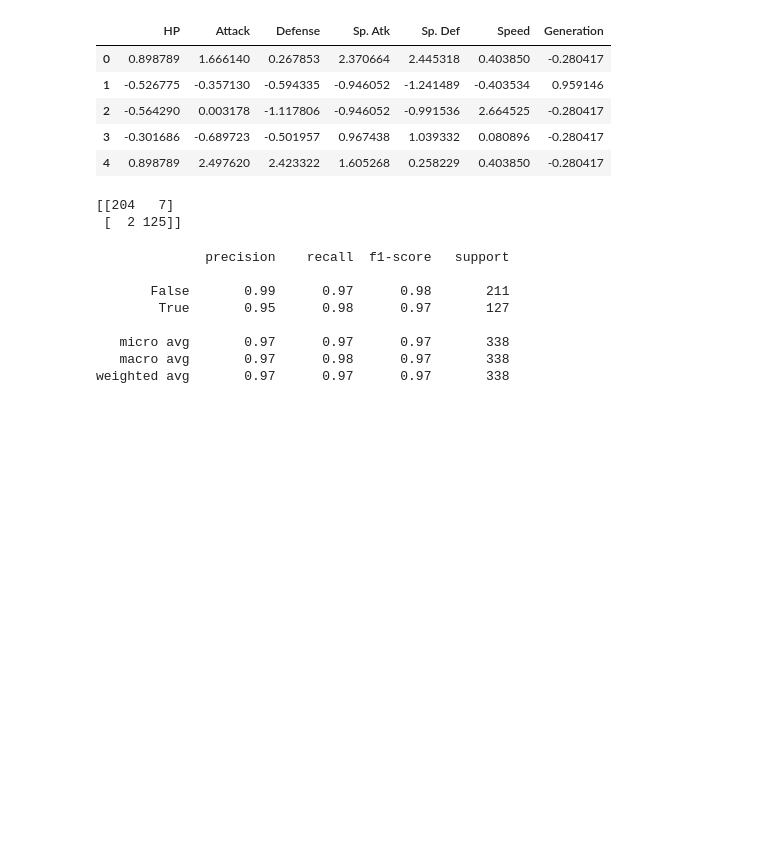
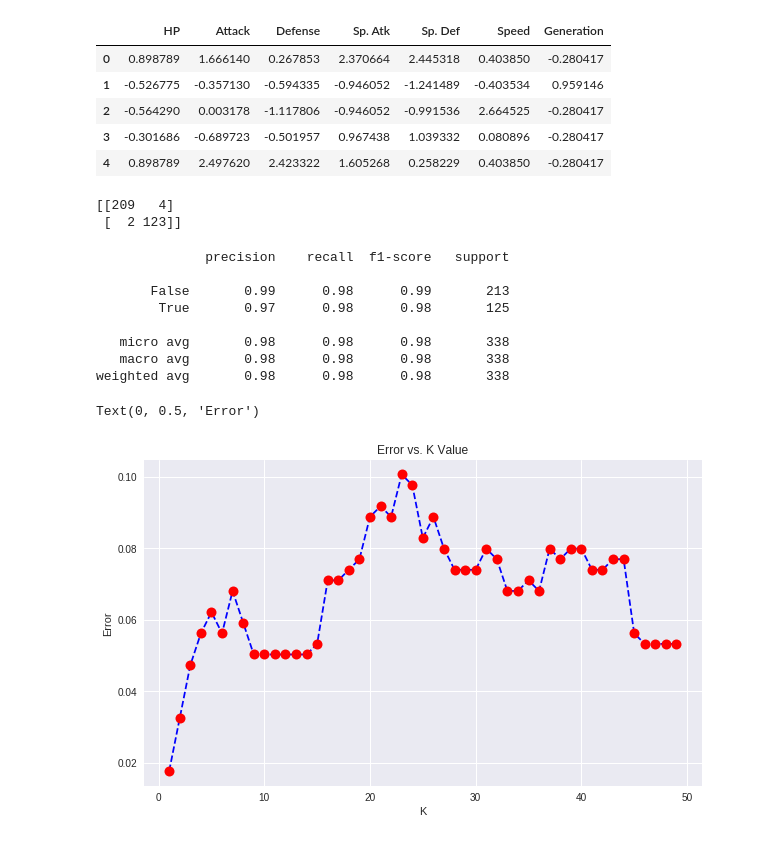
Before and after one commit to DuS4NN/Orlicek_NS2019, a Jupyter notebook: Projekt.ipynb, the cells around one changed output. Drawn from its saved outputs; the diff is of its cells as text; code cells hidden in the pictures; blank space fills up the shorter version.

Commit message:
Výpočet najvhodnejšej hodnoty K

```diff
--- a/Projekt.ipynb
+++ b/Projekt.ipynb
@@ -117,19 +117,41 @@ predikcia = knn.predict(X_test)
 # %%
 #Porovnanie reálych a predikovaných dát
-print(confusion_matrix(y_test,predikcia))
+print(confusion_matrix(y_test,prediction))
 # %% [output]
-[[204   7]
- [  2 125]]
+[[209   4]
+ [  2 123]]
 # %%
 #Môžeme vidieť, že zvýšenie počtu legendárnych pokémonov v datasete pomohlo sieti lepšie sa natrénovať
 #a tým pádom sme dostali podstatne lepšiu úspešnoť predikcie legendnárnych pokémonov
-print(classification_report(y_test,predikcia))
+print(classification_report(y_test,prediction))
 # %% [output]
               precision    recall  f1-score   support
 
-       False       0.99      0.97      0.98       211
-        True       0.95      0.98      0.97       127
+       False       0.99      0.98      0.99       213
+        True       0.97      0.98      0.98       125
 
-   micro avg       0.97      0.97      0.97       338
-   macro avg       0.97      0.98      0.97       338
-weighted avg       0.97      0.97      0.97       338
+   micro avg       0.98      0.98      0.98       338
+   macro avg       0.98      0.98      0.98       338
+weighted avg       0.98      0.98      0.98       338
+# %%
+#V metóde najbližších sedov je dôležitý parameter K - teda počet susedov.
+#Na nájdenie najlepšej hodnoty využijeme tzv. elbow metódu
+error = []
+
+for i in range (1,50):
+    knn = KNeighborsClassifier(n_neighbors=i)
+    knn.fit(X_train,y_train)
+    prediction_i = knn.predict(X_test)
+    error.append(np.mean( prediction_i != y_test))
+# %%
+#Vidíme, že v našom prípade hodnota K nemá veľký vplyv na chybovosť ktorá sa pohybuje od 0.03 do 0.08, avšak na grafe
+#môžeme pozorovať, že najlepšie výsledky majú hodnoty 1-3 preto necháme hodnotu K = 1
+plt.figure(figsize=(10,6))
+plt.plot(range(1,50),error,color='blue', linestyle='dashed', marker='o',
+         markerfacecolor='red', markersize=10)
+plt.title('Error vs. K Value')
+plt.xlabel('K')
+plt.ylabel('Error')
+# %% [output]
+Text(0, 0.5, 'Error')
+[figure, added]
```
Also changed, not shown: parts of 1 cell of this notebook.
